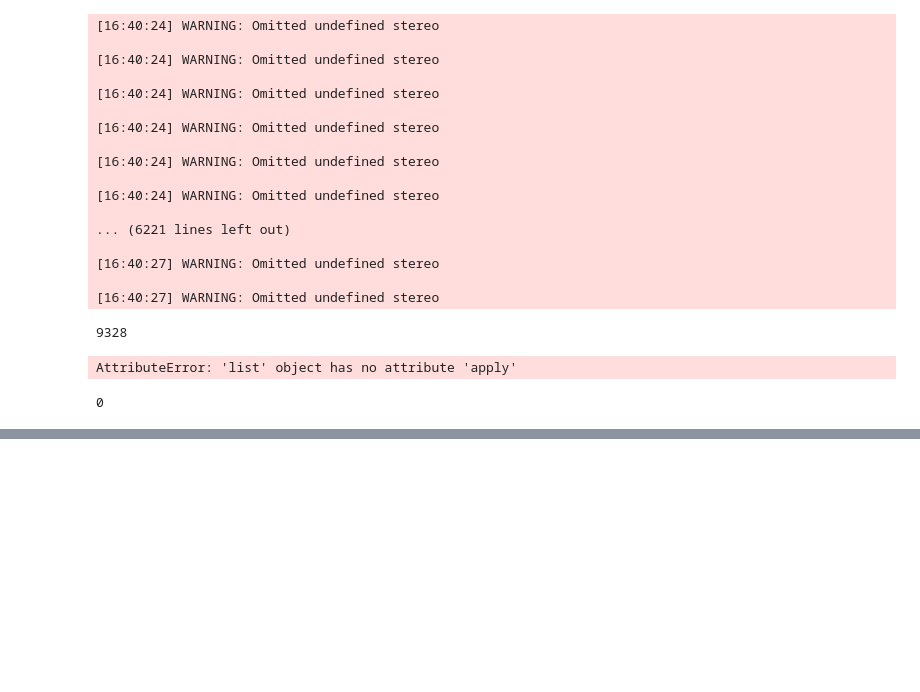
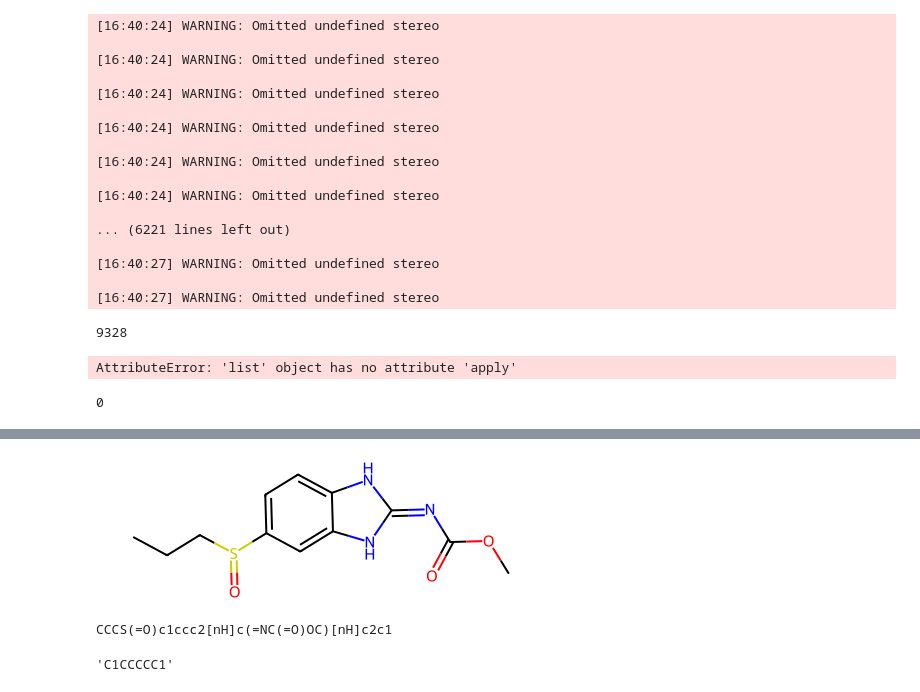
Before and after one commit to haaariiish/Guacamoliency, a Jupyter notebook: notebooks/create_new_dataset.ipynb, the cells around one changed output, grey strips where cells are left out. Cells and saved outputs as stored; diff of their text form; code cells hidden in the pictures; blank space fills up the shorter version.

```diff
--- a/notebooks/create_new_dataset.ipynb
+++ b/notebooks/create_new_dataset.ipynb
@@ -231,0 +302,18 @@ len(moses_inchiescan_cl)
+# %%
+for i in moses_training_data:
+    if Chem.MolFromSmiles(i):
+        Chem.MolFromSmiles(i)
+        break
+# %%
+Chem.MolFromSmiles(i)
+# %% [output]
+[figure, added]
+# %%
+print(i)
+# %% [output]
+CCCS(=O)c1ccc2[nH]c(=NC(=O)OC)[nH]c2c1
+# %%
+smiles = "C1CCCCC1"
+smiles
+# %% [output]
+'C1CCCCC1'
```
Also changed, not shown: parts of 22 cells of this notebook, 34 other files.
